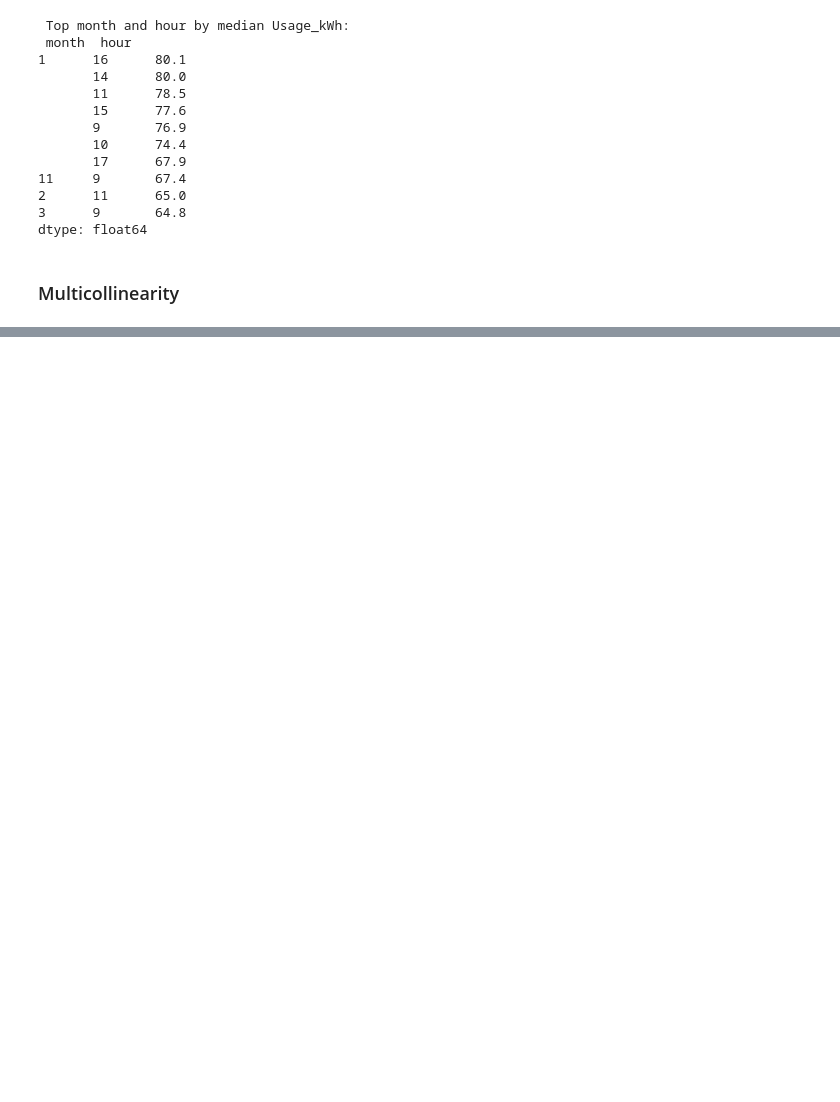
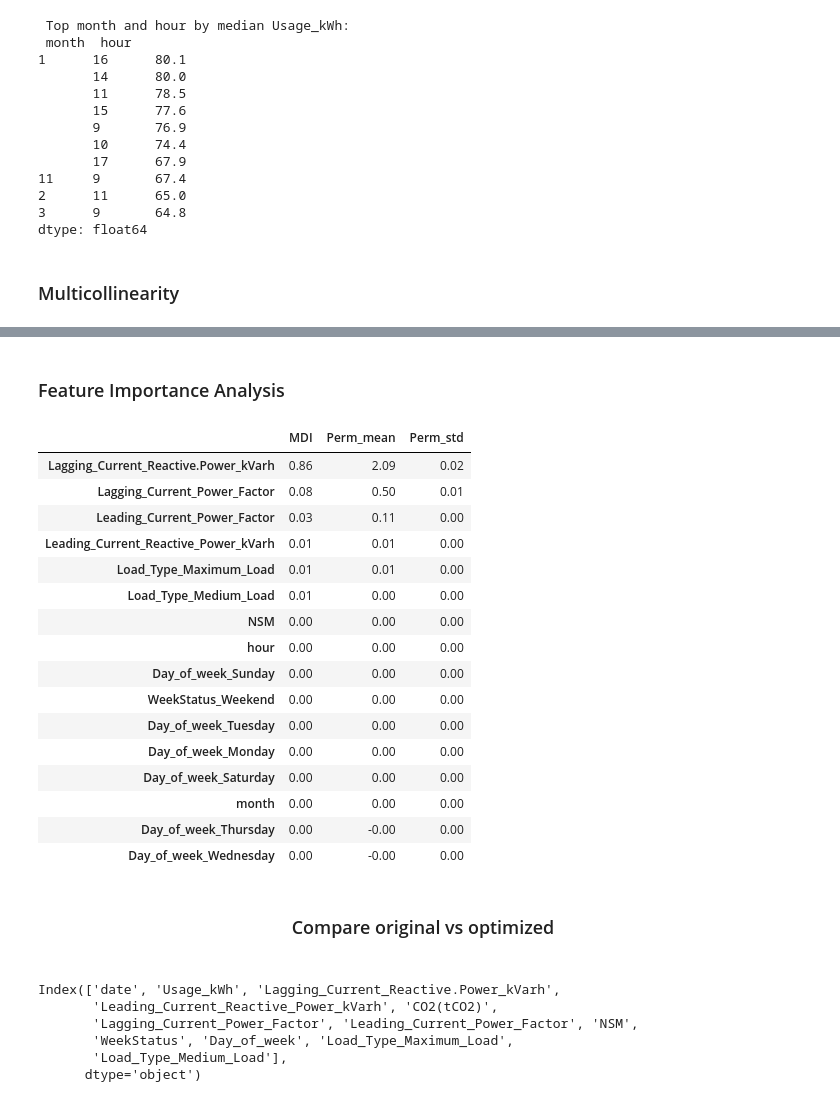
Before and after one commit to Mortti11/Advanced-Data-Analytics-, a Jupyter notebook: Second_Assignment/Regression.ipynb, the cells around one changed output, grey strips where cells are left out. Drawn from its saved outputs; the diff is of its cells as text; code cells hidden in the pictures; blank space fills up the shorter version.

```diff
--- a/Second_Assignment/Regression.ipynb
+++ b/Second_Assignment/Regression.ipynb
@@ -326,0 +373,7 @@ plt.show()
+# %%
+# Ok, now I am gonna tell ctgan which columns are discrete to reject null values in continuous columns.
+# WeekStatus_Weekend is discrete and month is naturally discrete.
+discretes = [column for column in tail_train.columns
+                    if column.startswith(('WeekStatus_', 'Day_of_week_', 'Load_Type_')) or column in ('month', 'hour')]
+print("Discrete columns for CTGAN:", discretes)
+# Using discrete columns, I get a bit better result than not using them.
@@ -326,0 +382,17 @@ plt.show()
+# %%
+# Training CTGAN on high usage of energy rows.
+ctgan_model = CTGAN(epochs=300, batch_size=100, verbose=False)
+ctgan_model.fit(tail_train, discrete_columns=discretes)
+synthetic_data = ctgan_model.sample(len(tail_train))
+
+numeric_columns = [column for column in tail_train.columns if column not in discretes]
+
+# Comparing the correlation with target in real and synthetic data.
+for column in numeric_columns:
+    if column=='Usage_kWh':
+        continue
+    real_values = tail_train[[column, 'Usage_kWh']].corr().iloc[0, 1]
+    synthetic_values = synthetic_data[[column, 'Usage_kWh']].corr().iloc[0, 1]
+    print(f"{column}- Real:{real_values:.3f}, Synthetic: {synthetic_values:.3f}")
+# The generated data does not maatch well with the real data.
+# I used qwen for debugging the target correlation.
@@ -326,0 +407,39 @@ plt.show()
+# %%
+# Combining train and  generated data
+train_df = pd.concat([train_df, synthetic_data], ignore_index=True)
+# %% [markdown]
+### Feature Importance Analysis
+# %%
+# In this step, I am gonna analyze which columns are important.
+target = 'Usage_kWh'
+X_train, y_train = train_df.drop(columns=[target]), train_df[target]
+X_test, y_test= test_df.drop(columns=[target]), test_df[target]
+
+random_forest = RandomForestRegressor(n_estimators=300, random_state=42, n_jobs=-1)
+random_forest.fit(X_train, y_train)
+
+permutation = permutation_importance(random_forest, X_test, y_test, n_repeats=10, random_state=42, n_jobs=-1)
+
+colunms_importances = pd.DataFrame({'MDI': random_forest.feature_importances_,'Perm_mean': permutation.importances_mean,'Perm_std':permutation.importances_std},
+                                     index=X_train.columns).sort_values('Perm_mean', ascending=False)
+colunms_importances.round(2)
+# Since I mentioned in previous cell, I keep the nsm and hour columns.
+# I will drop the month column with days.
+# %% [output]
+|  | MDI | Perm_mean | Perm_std |
+| Lagging_Current_Reactive.Power_kVarh | 0.86 | 2.09 | 0.02 |
+| Lagging_Current_Power_Factor | 0.08 | 0.50 | 0.01 |
+| Leading_Current_Power_Factor | 0.03 | 0.11 | 0.00 |
+| Leading_Current_Reactive_Power_kVarh | 0.01 | 0.01 | 0.00 |
+| Load_Type_Maximum_Load | 0.01 | 0.01 | 0.00 |
+| Load_Type_Medium_Load | 0.01 | 0.00 | 0.00 |
+| NSM | 0.00 | 0.00 | 0.00 |
+| hour | 0.00 | 0.00 | 0.00 |
+| Day_of_week_Sunday | 0.00 | 0.00 | 0.00 |
+| WeekStatus_Weekend | 0.00 | 0.00 | 0.00 |
+| Day_of_week_Tuesday | 0.00 | 0.00 | 0.00 |
+| Day_of_week_Monday | 0.00 | 0.00 | 0.00 |
+| Day_of_week_Saturday | 0.00 | 0.00 | 0.00 |
+| month | 0.00 | 0.00 | 0.00 |
+| Day_of_week_Thursday | 0.00 | -0.00 | 0.00 |
+| Day_of_week_Wednesday | 0.00 | -0.00 | 0.00 |
@@ -326,0 +449,2 @@ plt.show()
+# %% [markdown]
+<h3><center> Compare original vs optimized<h3>
@@ -326,0 +453,9 @@ plt.show()
+# %%
+df_original.columns
+# %% [output]
+Index(['date', 'Usage_kWh', 'Lagging_Current_Reactive.Power_kVarh',
+       'Leading_Current_Reactive_Power_kVarh', 'CO2(tCO2)',
+       'Lagging_Current_Power_Factor', 'Leading_Current_Power_Factor', 'NSM',
+       'WeekStatus', 'Day_of_week', 'Load_Type_Maximum_Load',
+       'Load_Type_Medium_Load'],
+      dtype='object')
```
Also changed, not shown: parts of 49 cells of this notebook, 2 other files.
